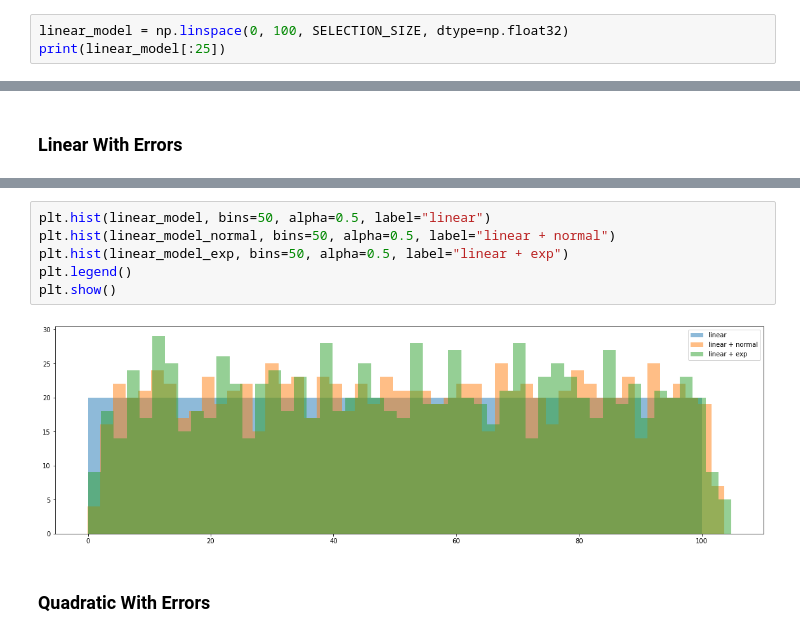
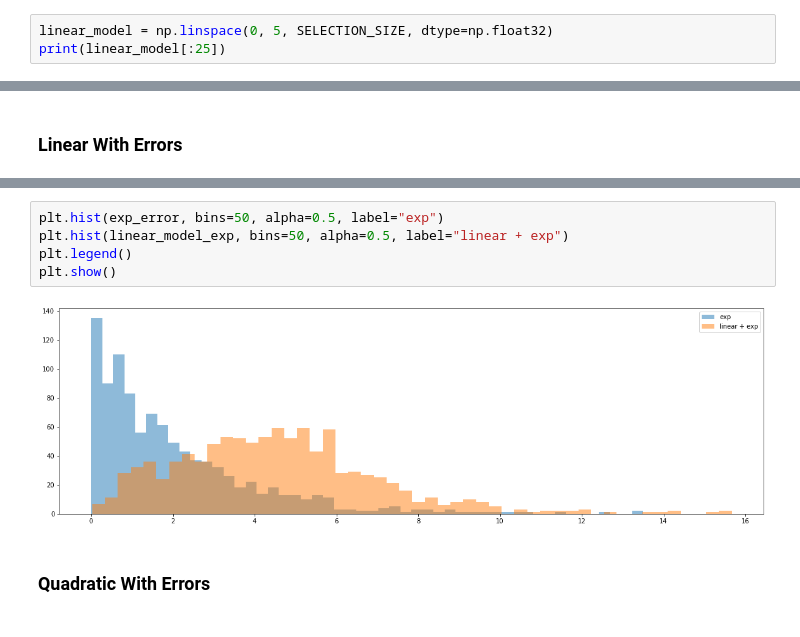
Before and after one commit to FreeLike76/KpiDataScience, a Jupyter notebook: main.ipynb, the cells around one changed output, grey strips where cells are left out. Cells and saved outputs as stored; diff of their text form.

Commit message:
Fixed hist again

```diff
--- a/main.ipynb
+++ b/main.ipynb
@@ -112,6 +112,6 @@ plt.show()
 # %% [markdown]
 ### Linear Model
 # %%
-linear_model = np.linspace(0, 100, SELECTION_SIZE, dtype=np.float32)
+linear_model = np.linspace(0, 5, SELECTION_SIZE, dtype=np.float32)
 print(linear_model[:25])
 # %% [output]
@@ -162,11 +170,10 @@ plt.show()
 # %%
-plt.hist(linear_model, bins=50, alpha=0.5, label="linear")
-plt.hist(linear_model_normal, bins=50, alpha=0.5, label="linear + normal")
+plt.hist(exp_error, bins=50, alpha=0.5, label="exp")
 plt.hist(linear_model_exp, bins=50, alpha=0.5, label="linear + exp")
 plt.legend()
 plt.show()
 # %% [output]
-[figure, old version]
+[figure, new version]
 # %% [markdown]
 ### Quadratic With Errors
 # %%
```
Also changed, not shown: parts of 10 cells of this notebook.
